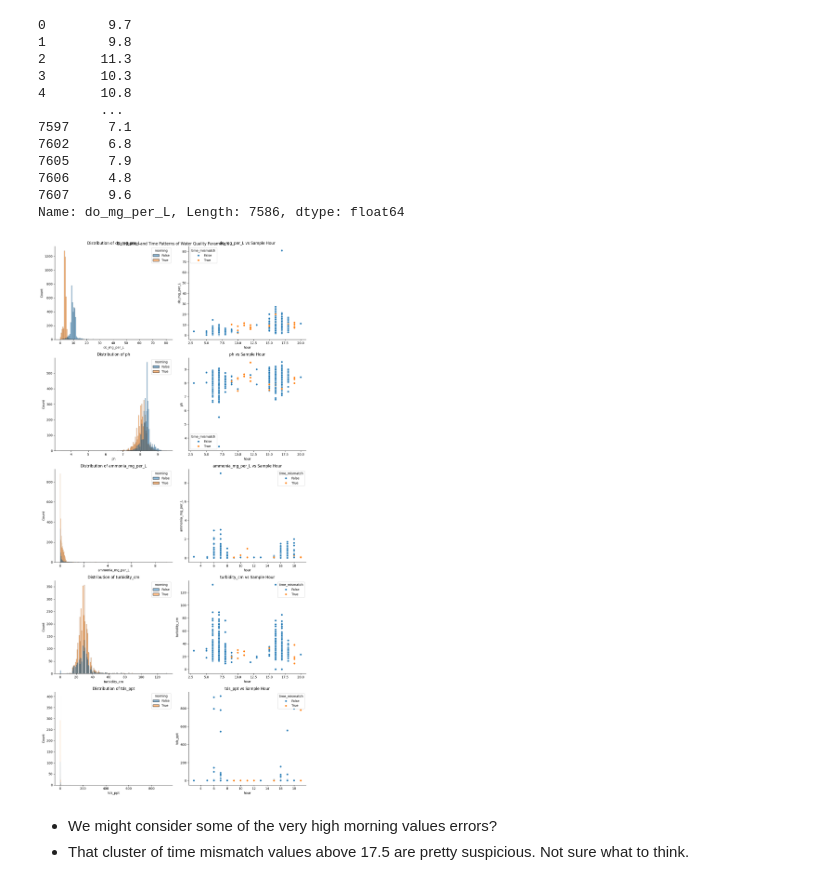
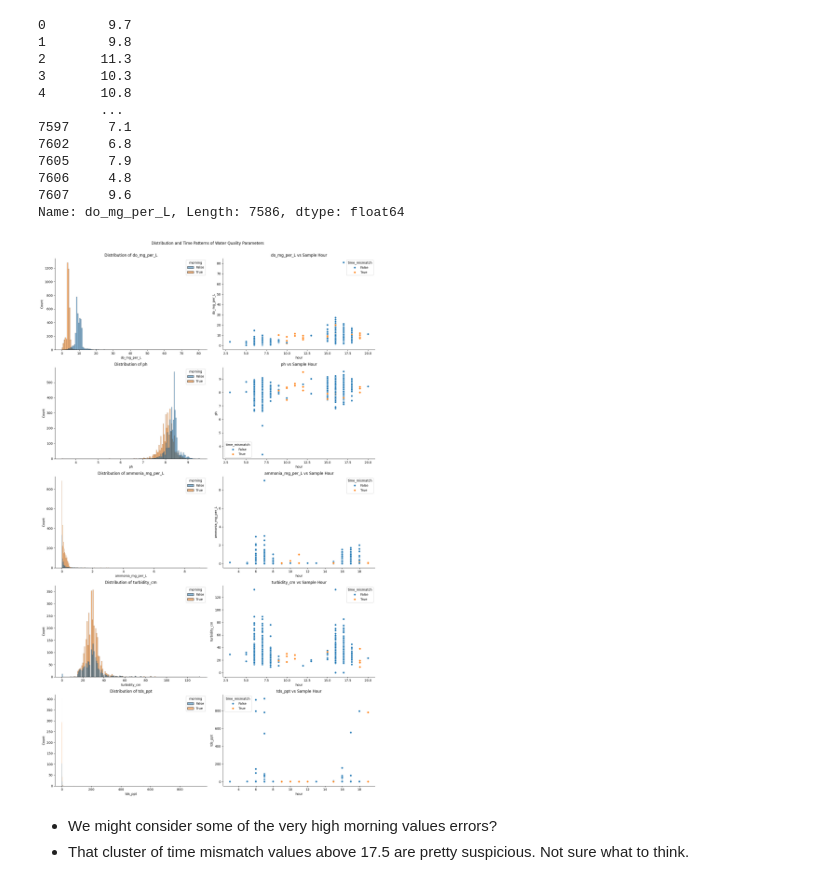
Before and after one commit to fish-welfare-initiative/fwi-predict, a Jupyter notebook: notebooks/23 clean_jun_2021_dec_2024_data.ipynb, the cells around one changed output. Cells and saved outputs as stored; diff of their text form; code cells hidden in the pictures.

Commit message:
adjust subplot and fix excel writing

```diff
--- a/notebooks/23 clean_jun_2021_dec_2024_data.ipynb
+++ b/notebooks/23 clean_jun_2021_dec_2024_data.ipynb
@@ -226,26 +201,28 @@ Name: do_mg_per_L, Length: 7586, dtype: float64
 # %%
 # Create figure with subplots for each outcome variable
 outcomes = ['do_mg_per_L', 'ph', 'ammonia_mg_per_L', 'turbidity_cm', 'tds_ppt']
 
-fig, axes = plt.subplots(len(outcomes), 2, figsize=(12, 5*len(outcomes)))
-fig.suptitle('Distribution and Time Patterns of Water Quality Parameters')
+fig, axes = plt.subplots(len(outcomes), 2, figsize=(15, 5*len(outcomes)))
 
 for i, outcome in enumerate(outcomes):
     # Histogram
     sns.histplot(data=explore_ds, x=outcome, hue='morning', ax=axes[i,0])
     axes[i,0].set_title(f'Distribution of {outcome}')
     axes[i,0].spines['top'].set_visible(False)
     axes[i,0].spines['right'].set_visible(False)
 
     # Scatter plot
     sns.scatterplot(data=explore_ds, x='hour', y=outcome, hue='time_mismatch', ax=axes[i,1])
     axes[i,1].set_title(f'{outcome} vs Sample Hour')
     axes[i,1].spines['top'].set_visible(False)
     axes[i,1].spines['right'].set_visible(False)
 
-plt.tight_layout()
+# Add padding between suptitle and subplots
+fig.tight_layout()
+fig.suptitle('Distribution and Time Patterns of Water Quality Parameters')
+fig.subplots_adjust(top=0.95)
 # %% [output]
-[figure, old version]
+[figure, new version]
 # %% [markdown]
 - We might consider some of the very high morning values errors?
 - That cluster of time mismatch values above 17.5 are pretty suspicious. Not sure what to think.
```
Also changed, not shown: parts of 3 cells of this notebook, 1 other file.
